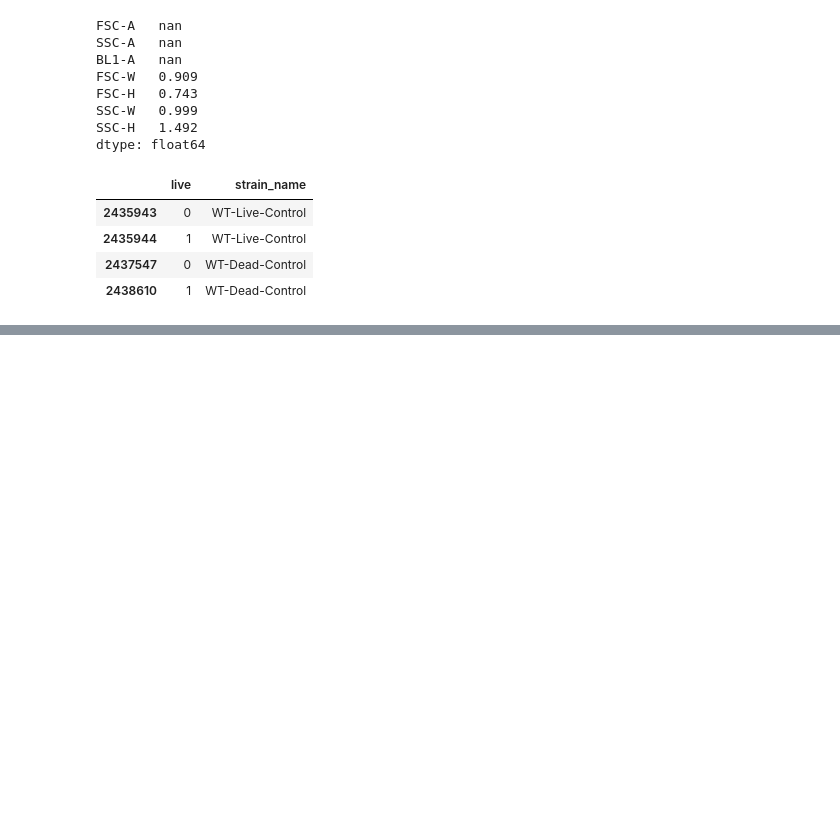
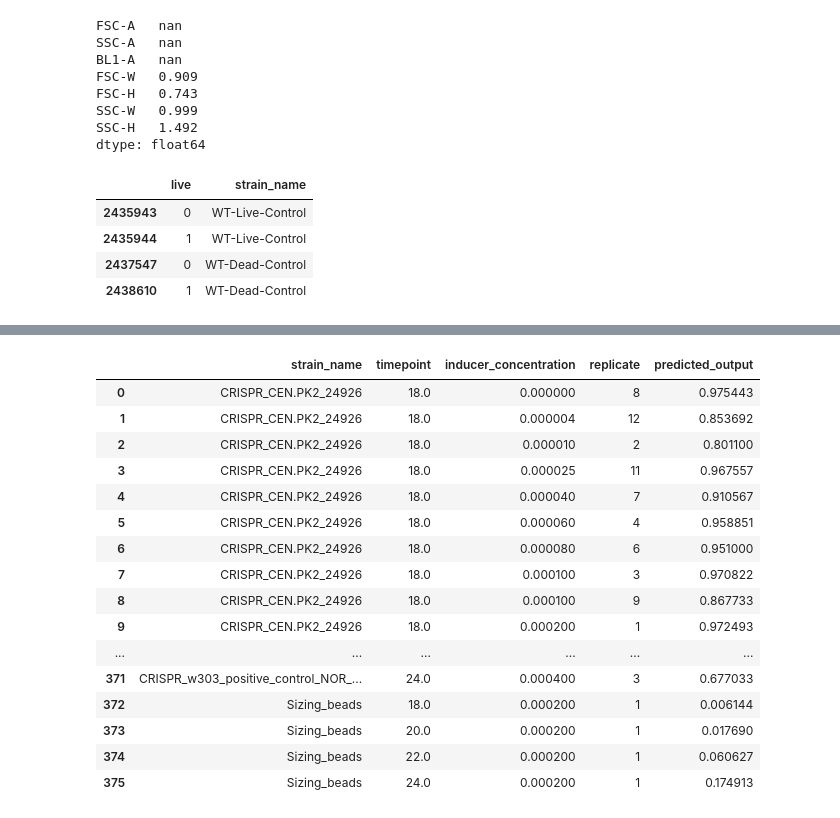
Before and after one commit to SD2E/precomputed-data-table, a Jupyter notebook: notebooks/live-dead-transfer-analysis.ipynb, the cells around one changed output, grey strips where cells are left out. Cells and saved outputs as stored; diff of their text form; code cells hidden in the pictures; blank space fills up the shorter version.

```diff
--- a/notebooks/live-dead-transfer-analysis.ipynb
+++ b/notebooks/live-dead-transfer-analysis.ipynb
@@ -233,7 +276,25 @@ MemoryError:
 # %%
 pd.set_option('display.max_rows', None)
-mean_live = df.groupby(['strain_name', 'timepoint', 'inducer_concentration'])['predicted_output'].agg(np.mean).reset_index()
+mean_live = df.groupby(['strain_name', 'timepoint', 'inducer_concentration', 'replicate'])['predicted_output'].agg(np.mean).reset_index()
 mean_live
+# %% [output]
+|  | strain_name | timepoint | inducer_concentration | replicate | predicted_output |
+| 0 | CRISPR_CEN.PK2_24926 | 18.0 | 0.000000 | 8 | 0.975443 |
+| 1 | CRISPR_CEN.PK2_24926 | 18.0 | 0.000004 | 12 | 0.853692 |
+| 2 | CRISPR_CEN.PK2_24926 | 18.0 | 0.000010 | 2 | 0.801100 |
+| 3 | CRISPR_CEN.PK2_24926 | 18.0 | 0.000025 | 11 | 0.967557 |
+| 4 | CRISPR_CEN.PK2_24926 | 18.0 | 0.000040 | 7 | 0.910567 |
+| 5 | CRISPR_CEN.PK2_24926 | 18.0 | 0.000060 | 4 | 0.958851 |
+| 6 | CRISPR_CEN.PK2_24926 | 18.0 | 0.000080 | 6 | 0.951000 |
+| 7 | CRISPR_CEN.PK2_24926 | 18.0 | 0.000100 | 3 | 0.970822 |
+| 8 | CRISPR_CEN.PK2_24926 | 18.0 | 0.000100 | 9 | 0.867733 |
+| 9 | CRISPR_CEN.PK2_24926 | 18.0 | 0.000200 | 1 | 0.972493 |
+| ... | ... | ... | ... | ... | ... |
+| 371 | CRISPR_w303_positive_control_NOR_... | 24.0 | 0.000400 | 3 | 0.677033 |
+| 372 | Sizing_beads | 18.0 | 0.000200 | 1 | 0.006144 |
+| 373 | Sizing_beads | 20.0 | 0.000200 | 1 | 0.017690 |
+| 374 | Sizing_beads | 22.0 | 0.000200 | 1 | 0.060627 |
+| 375 | Sizing_beads | 24.0 | 0.000200 | 1 | 0.174913 |
 # %%
 import seaborn as sns
 import matplotlib.pyplot as plt
```
Also changed, not shown: parts of 7 cells of this notebook, 4 other files.
